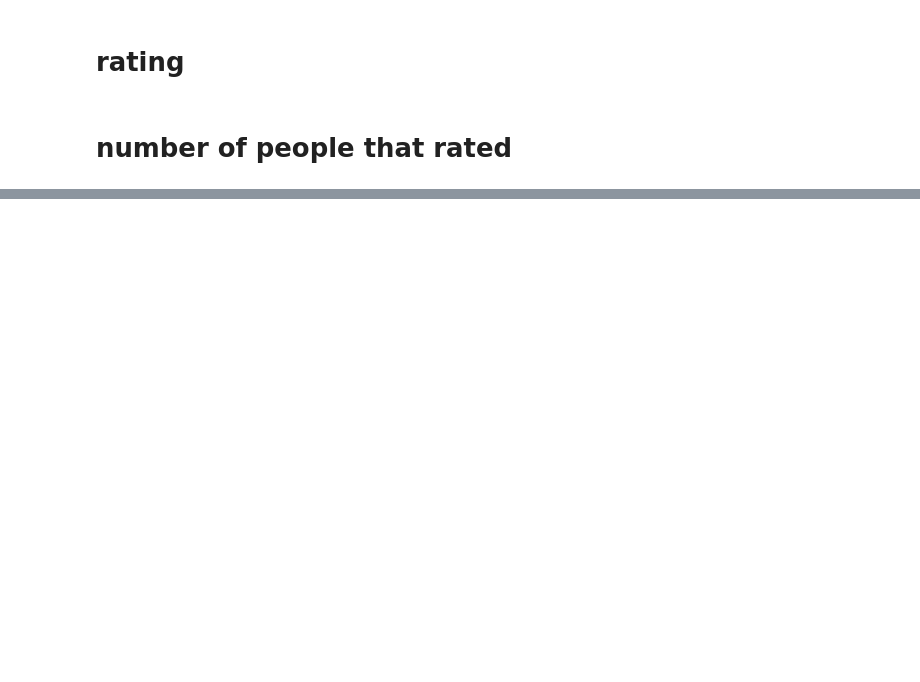
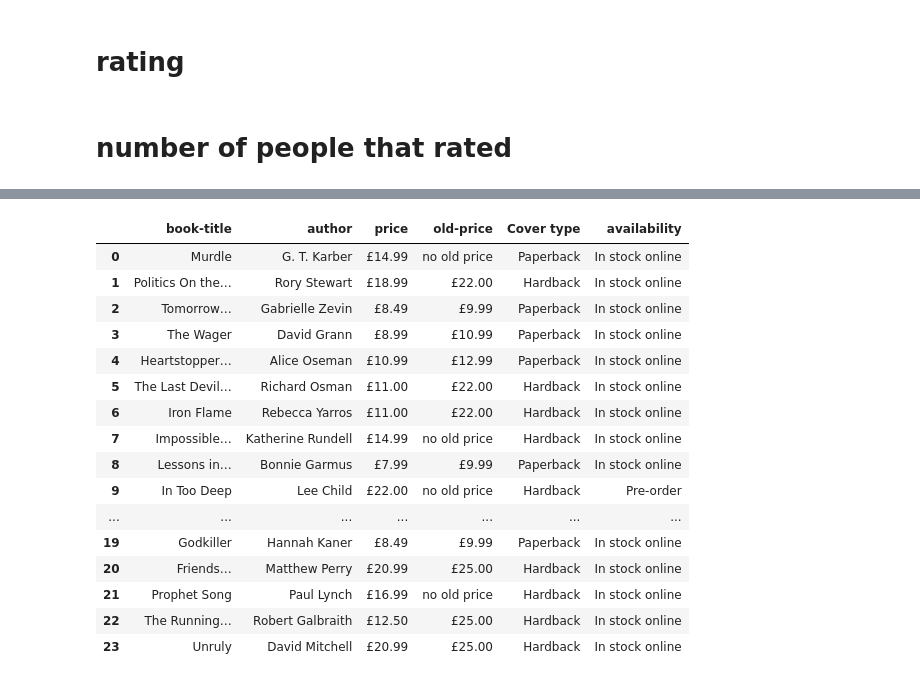
Before and after one commit to MOROLAKEOJO/WEB-SCRAPPING, a Jupyter notebook: WEB SCRAPPING.ipynb, the cells around one changed output, grey strips where cells are left out. Saved outputs shown, nothing was run; the diff lists cells and outputs as text; code cells hidden in the pictures; blank space fills up the shorter version.

```diff
--- a/WEB SCRAPPING.ipynb
+++ b/WEB SCRAPPING.ipynb
@@ -248,0 +668,4 @@ soup.find_all("<td", class_="grad")
+# %%
+#rating
+for i in soup.find_all("div", class_ = "info-wrap"):
+    print(i.find("div", class_ = "star-rating").text)
@@ -248,0 +691,3 @@ soup.find_all("<td", class_="grad")
+# %%
+for i in soup.find_all("div",class_="book-price"):
+    print(i.find_all("span")[-1].text.strip())
@@ -248,0 +712,53 @@ soup.find_all("<td", class_="grad")
+# %%
+t = {"book-title":[],
+     "author":[],
+     "price":[],
+     "old-price":[],
+     "Cover type":[],
+     "availability":[]}
+# %%
+for i in soup.find_all("div", class_="info-wrap"):
+    try:
+        t["book-title"].append(i.find("div", class_ = "title-wrap").text.strip("\n"))
+    except:
+        t["book-title"].append(np.nan)
+    try:
+        t["author"].append(i.find("span", class_="author").text.strip("\n"))
+    except:
+        t["author"].append(np.nan)
+    try:
+        t["availability"].append(i.find("span", class_="format").text)
+    except:
+        t["availability"].append(np.nan)
+    try:
+        t["price"].append(i.find("span", class_="price").text)
+    except:
+        t["price"].append(np.nan)
+    try:
+        t["old-price"].append(i.find("span", class_ = "price-rrp").text)
+    except:
+        t["old-price"].append("no old price")
+    try:
+        t["Cover type"].append(i.find("div",class_="book-price").find_all("span")[-1].text.strip())
+    except:
+        t["cover type"].append(np.nan)
+# %%
+pd.DataFrame(t)
+# %% [output]
+|  | book-title | author | price | old-price | Cover type | availability |
+| 0 | Murdle | G. T. Karber | £14.99 | no old price | Paperback | In stock online |
+| 1 | Politics On the… | Rory Stewart | £18.99 | £22.00 | Hardback | In stock online |
+| 2 | Tomorrow… | Gabrielle Zevin | £8.49 | £9.99 | Paperback | In stock online |
+| 3 | The Wager | David Grann | £8.99 | £10.99 | Paperback | In stock online |
+| 4 | Heartstopper… | Alice Oseman | £10.99 | £12.99 | Paperback | In stock online |
+| 5 | The Last Devil… | Richard Osman | £11.00 | £22.00 | Hardback | In stock online |
+| 6 | Iron Flame | Rebecca Yarros | £11.00 | £22.00 | Hardback | In stock online |
+| 7 | Impossible… | Katherine Rundell | £14.99 | no old price | Hardback | In stock online |
+| 8 | Lessons in… | Bonnie Garmus | £7.99 | £9.99 | Paperback | In stock online |
+| 9 | In Too Deep | Lee Child | £22.00 | no old price | Hardback | Pre-order |
+| ... | ... | ... | ... | ... | ... | ... |
+| 19 | Godkiller | Hannah Kaner | £8.49 | £9.99 | Paperback | In stock online |
+| 20 | Friends… | Matthew Perry | £20.99 | £25.00 | Hardback | In stock online |
+| 21 | Prophet Song | Paul Lynch | £16.99 | no old price | Hardback | In stock online |
+| 22 | The Running… | Robert Galbraith | £12.50 | £25.00 | Hardback | In stock online |
+| 23 | Unruly | David Mitchell | £20.99 | £25.00 | Hardback | In stock online |
```
Also changed, not shown: parts of 58 cells of this notebook.
